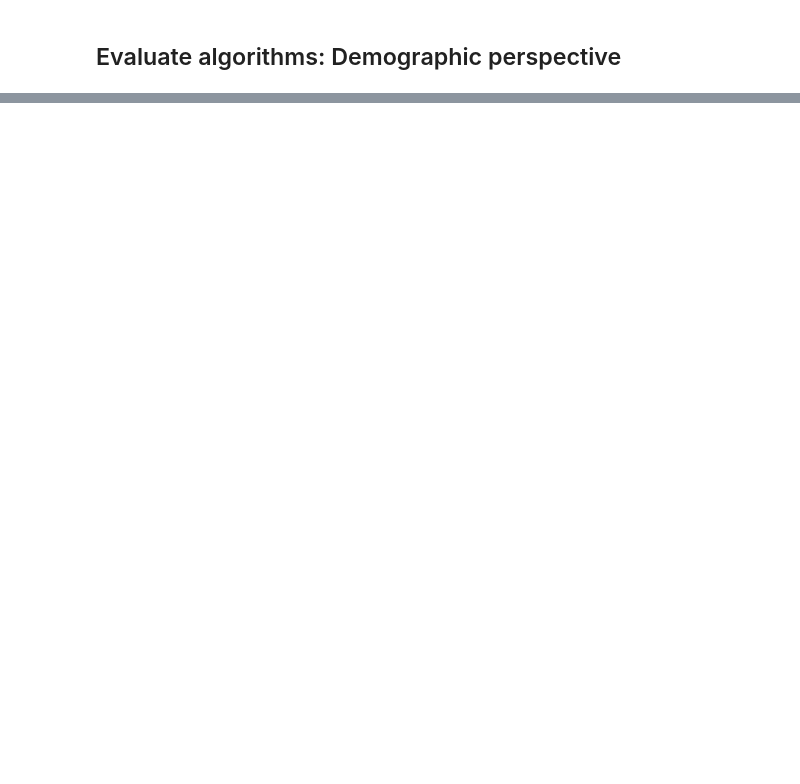
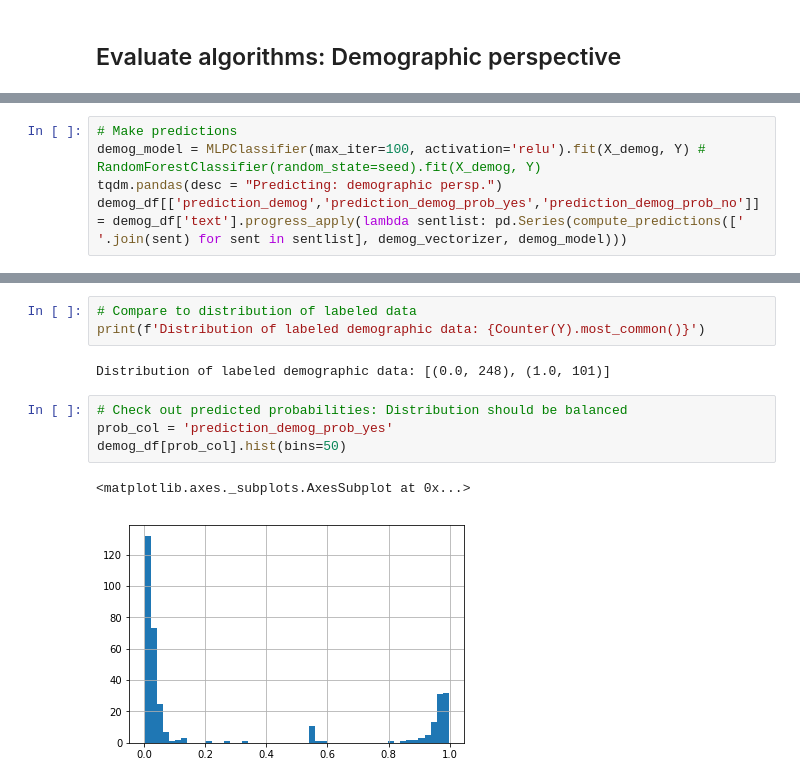
Before and after one commit to h2researchgroup/classification, a Jupyter notebook: modeling/evaluate_basic_classifiers_balanced.ipynb, the cells around one changed output, grey strips where cells are left out. Cells and saved outputs as stored; diff of their text form; blank space fills up the shorter version.

```diff
--- a/modeling/evaluate_basic_classifiers_balanced.ipynb
+++ b/modeling/evaluate_basic_classifiers_balanced.ipynb
@@ -700,0 +808,5 @@ joblib.dump(rf_demog, demog_model_fp)
+# %%
+# Make predictions
+demog_model = MLPClassifier(max_iter=100, activation='relu').fit(X_demog, Y) # RandomForestClassifier(random_state=seed).fit(X_demog, Y)
+tqdm.pandas(desc = "Predicting: demographic persp.")
+demog_df[['prediction_demog','prediction_demog_prob_yes','prediction_demog_prob_no']] = demog_df['text'].progress_apply(lambda sentlist: pd.Series(compute_predictions([' '.join(sent) for sent in sentlist], demog_vectorizer, demog_model)))
@@ -700,0 +821,12 @@ joblib.dump(rf_demog, demog_model_fp)
+# %%
+# Compare to distribution of labeled data
+print(f'Distribution of labeled demographic data: {Counter(Y).most_common()}')
+# %% [output]
+Distribution of labeled demographic data: [(0.0, 248), (1.0, 101)]
+# %%
+# Check out predicted probabilities: Distribution should be balanced
+prob_col = 'prediction_demog_prob_yes'
+demog_df[prob_col].hist(bins=50)
+# %% [output]
+<matplotlib.axes._subplots.AxesSubplot at 0x...>
+[figure, added]
```
Also changed, not shown: parts of 32 cells of this notebook, 7 other files.
